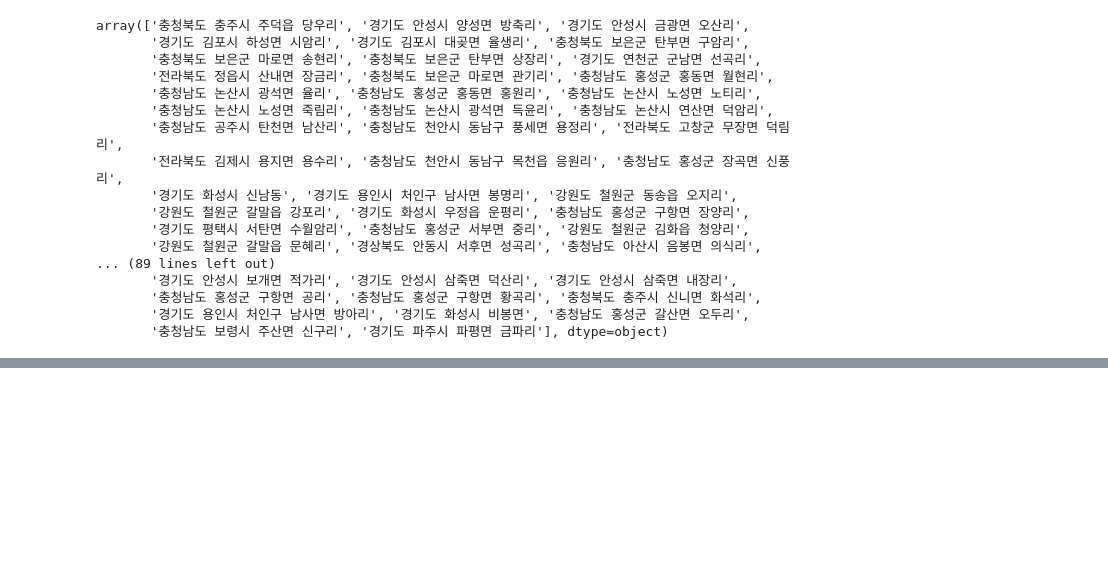
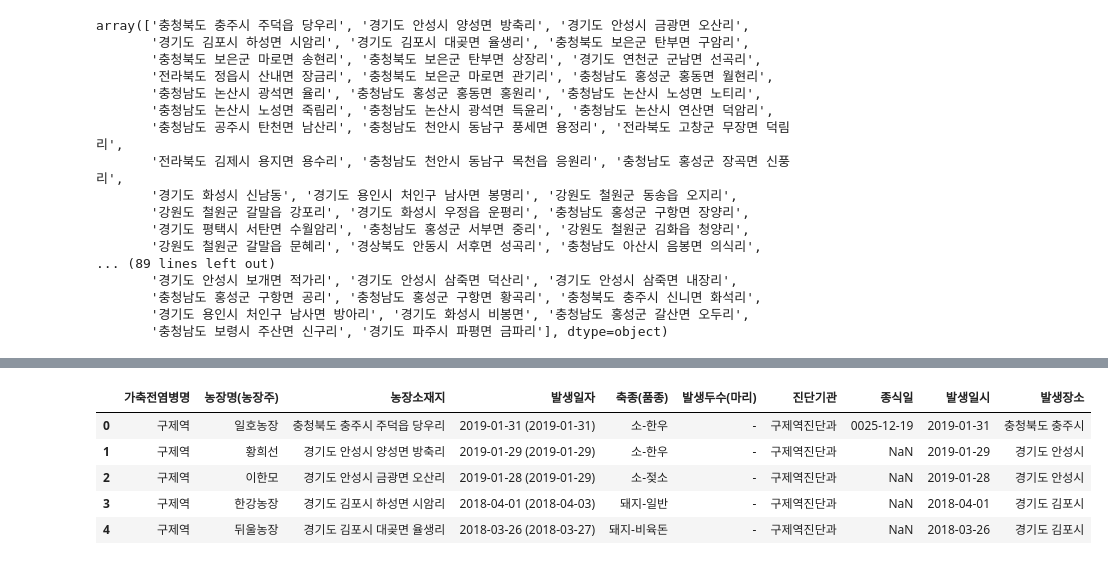
Before and after one commit to 21ckwj/fintech, a Jupyter notebook: 프로젝트2/구제역발생현황_전처리.ipynb, the cells around one changed output, grey strips where cells are left out. Drawn from its saved outputs; the diff is of its cells as text; code cells hidden in the pictures; blank space fills up the shorter version.

```diff
--- a/프로젝트2/구제역발생현황_전처리.ipynb
+++ b/프로젝트2/구제역발생현황_전처리.ipynb
@@ -20,0 +21,2 @@ df
+# %%
+df.columns = ['가축전염병명','농장명(농장주)','농장소재지','발생일자','축종(품종)','발생두수(마리)','진단기관','종식일']
@@ -26,6 +37,6 @@ df['3'].isnull().sum()
 # %% [output]
 0
 # %%
-df['날짜']= df['3'].apply(lambda x : x.split(' ')[0])
-df['날짜']
+df['발생일시']= df['발생일자'].apply(lambda x : x.split(' ')[0])
+df['발생일시']
 # %% [output]
@@ -64,6 +75,5 @@ array(['충청북도 충주시 주덕읍 당우리', '경기도 안성시 양성
        '경기도 용인시 처인구 남사면 방아리', '경기도 화성시 비봉면', '충청남도 홍성군 갈산면 오두리',
        '충청남도 보령시 주산면 신구리', '경기도 파주시 파평면 금파리'], dtype=object)
 # %%
- from haversine import haversine
-
-# 출처: https://stricky.tistory.com/283 [The DataBase that i am good at]
+df['발생장소'] = df['농장소재지'].apply(lambda x : x.split(' ')[0]+' '+ x.split(' ')[1] )
+df['발생장소']
@@ -69,0 +93,9 @@ array(['충청북도 충주시 주덕읍 당우리', '경기도 안성시 양성
+# %%
+df.head()
+# %% [output]
+|  | 가축전염병명 | 농장명(농장주) | 농장소재지 | 발생일자 | 축종(품종) | 발생두수(마리) | 진단기관 | 종식일 | 발생일시 | 발생장소 |
+| 0 | 구제역 | 일호농장 | 충청북도 충주시 주덕읍 당우리 | 2019-01-31 (2019-01-31) | 소-한우 | - | 구제역진단과 | 0025-12-19 | 2019-01-31 | 충청북도 충주시 |
+| 1 | 구제역 | 황희선 | 경기도 안성시 양성면 방축리 | 2019-01-29 (2019-01-29) | 소-한우 | - | 구제역진단과 | NaN | 2019-01-29 | 경기도 안성시 |
+| 2 | 구제역 | 이한모 | 경기도 안성시 금광면 오산리 | 2019-01-28 (2019-01-29) | 소-젖소 | - | 구제역진단과 | NaN | 2019-01-28 | 경기도 안성시 |
+| 3 | 구제역 | 한강농장 | 경기도 김포시 하성면 시암리 | 2018-04-01 (2018-04-03) | 돼지-일반 | - | 구제역진단과 | NaN | 2018-04-01 | 경기도 김포시 |
+| 4 | 구제역 | 뒤울농장 | 경기도 김포시 대곶면 율생리 | 2018-03-26 (2018-03-27) | 돼지-비육돈 | - | 구제역진단과 | NaN | 2018-03-26 | 경기도 김포시 |
```
Also changed, not shown: parts of 7 cells of this notebook, 3 other files.
